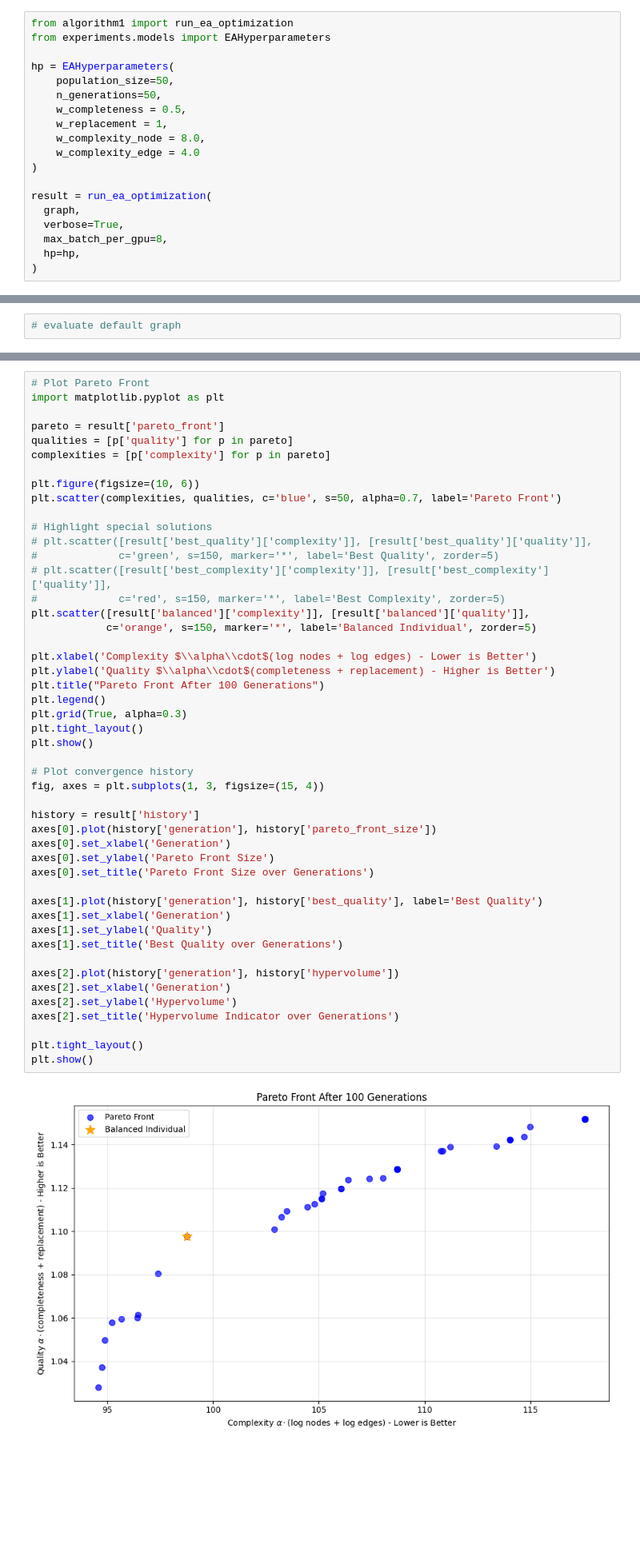
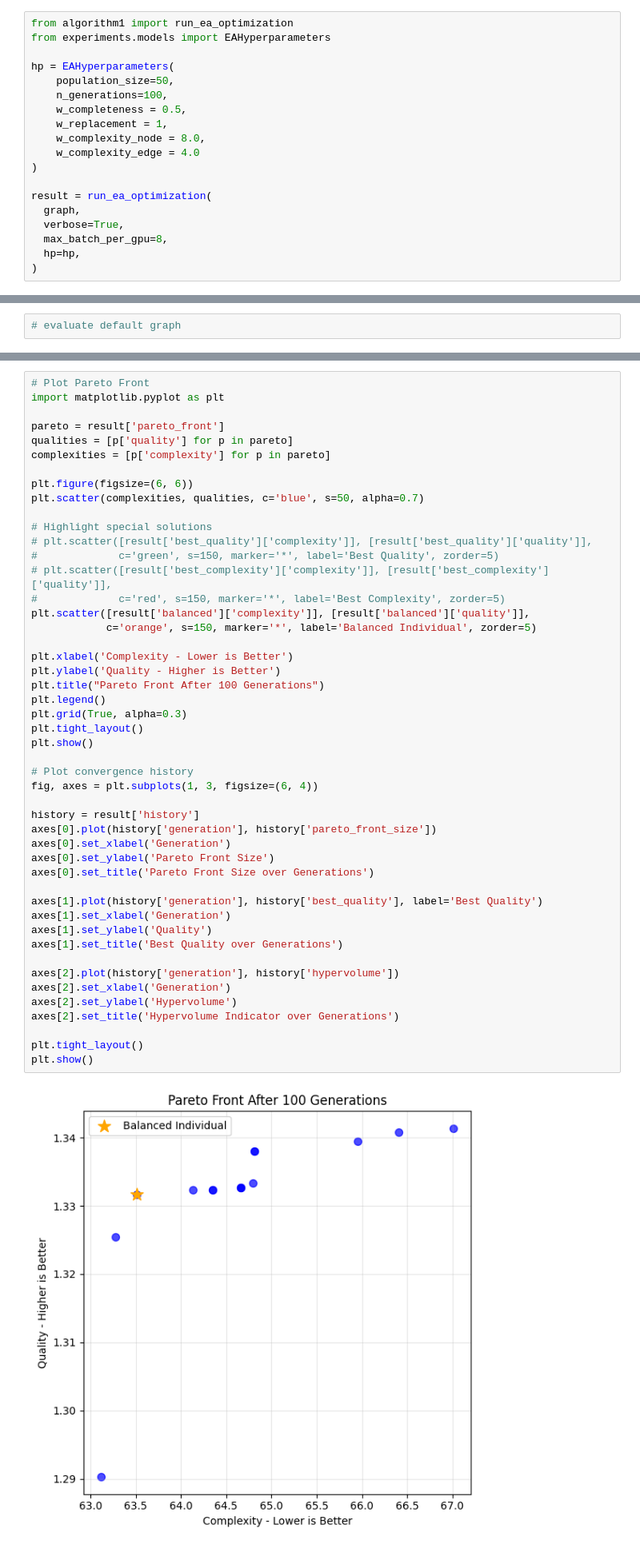
Before and after one commit to uzairname/circuit-tracer, a Jupyter notebook: experiments/ea.ipynb, the cells around one changed output, grey strips where cells are left out. Shown at 80% size. Drawn from its saved outputs; the diff is of its cells as text; blank space fills up the shorter version.

Commit message:
add graphs

```diff
--- a/experiments/ea.ipynb
+++ b/experiments/ea.ipynb
@@ -25,7 +25,7 @@ from experiments.models import EAHyperparameters
 
 hp = EAHyperparameters(
     population_size=50,
-    n_generations=50,
+    n_generations=100,
     w_completeness = 0.5,
     w_replacement = 1,
     w_complexity_node = 8.0,
@@ -113,8 +108,8 @@ pareto = result['pareto_front']
 qualities = [p['quality'] for p in pareto]
 complexities = [p['complexity'] for p in pareto]
 
-plt.figure(figsize=(10, 6))
-plt.scatter(complexities, qualities, c='blue', s=50, alpha=0.7, label='Pareto Front')
+plt.figure(figsize=(6, 6))
+plt.scatter(complexities, qualities, c='blue', s=50, alpha=0.7)
 
 # Highlight special solutions
 # plt.scatter([result['best_quality']['complexity']], [result['best_quality']['quality']],
@@ -124,34 +119,34 @@ plt.scatter(complexities, qualities, c='blue', s=50, alpha=0.7, label='Pareto Fr
 plt.scatter([result['balanced']['complexity']], [result['balanced']['quality']],
             c='orange', s=150, marker='*', label='Balanced Individual', zorder=5)
 
-plt.xlabel('Complexity $\\alpha\\cdot$(log nodes + log edges) - Lower is Better')
-plt.ylabel('Quality $\\alpha\\cdot$(completeness + replacement) - Higher is Better')
+plt.xlabel('Complexity - Lower is Better')
+plt.ylabel('Quality - Higher is Better')
 plt.title("Pareto Front After 100 Generations")
 plt.legend()
 plt.grid(True, alpha=0.3)
 plt.tight_layout()
 plt.show()
 
 # Plot convergence history
-fig, axes = plt.subplots(1, 3, figsize=(15, 4))
+fig, axes = plt.subplots(1, 3, figsize=(6, 4))
 
 history = result['history']
 axes[0].plot(history['generation'], history['pareto_front_size'])
 axes[0].set_xlabel('Generation')
 axes[0].set_ylabel('Pareto Front Size')
 axes[0].set_title('Pareto Front Size over Generations')
 
 axes[1].plot(history['generation'], history['best_quality'], label='Best Quality')
 axes[1].set_xlabel('Generation')
 axes[1].set_ylabel('Quality')
 axes[1].set_title('Best Quality over Generations')
 
 axes[2].plot(history['generation'], history['hypervolume'])
 axes[2].set_xlabel('Generation')
 axes[2].set_ylabel('Hypervolume')
 axes[2].set_title('Hypervolume Indicator over Generations')
 
 plt.tight_layout()
 plt.show()
 # %% [output]
-[figure, old version]
+[figure, new version]
```
Also changed, not shown: parts of 9 cells of this notebook, 9 other files.
